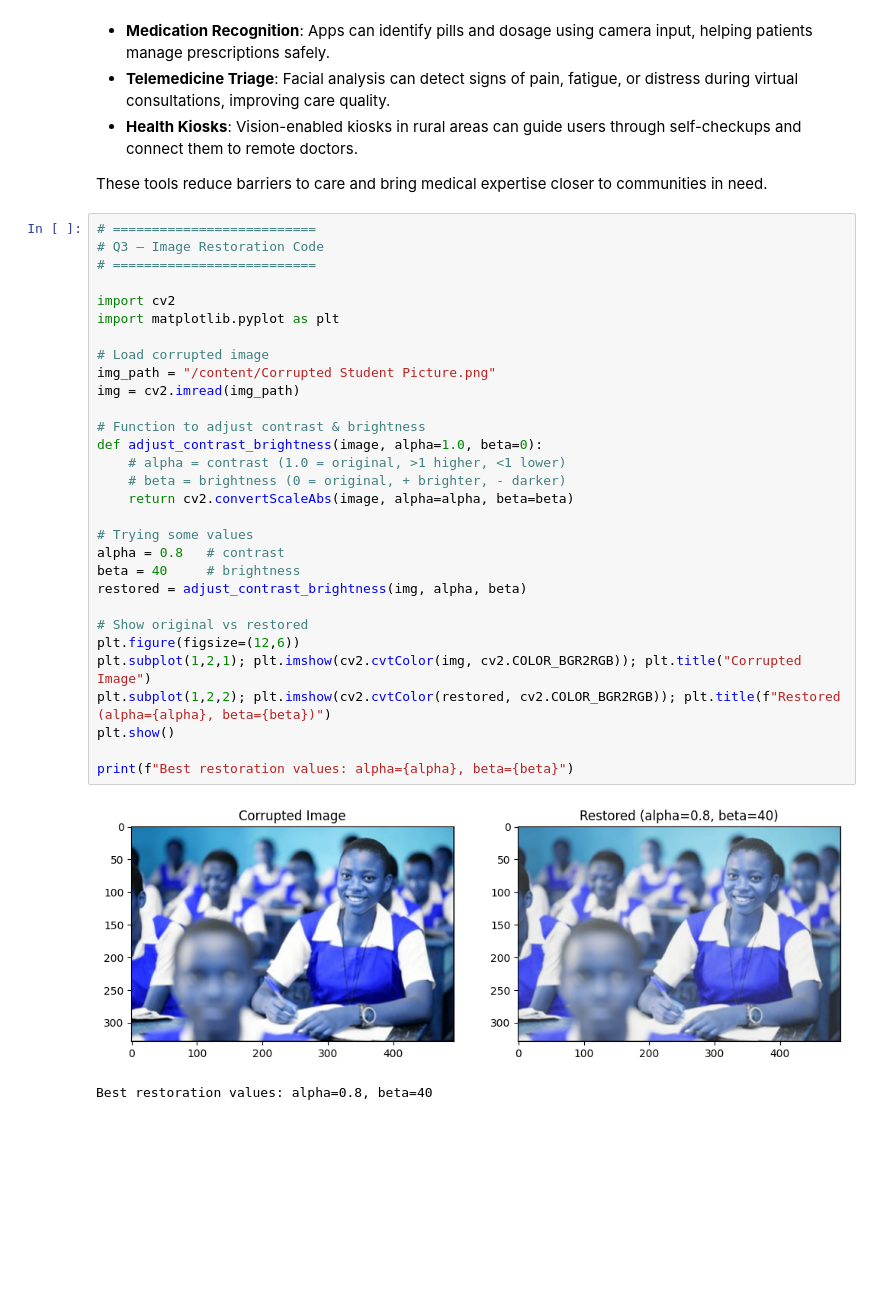
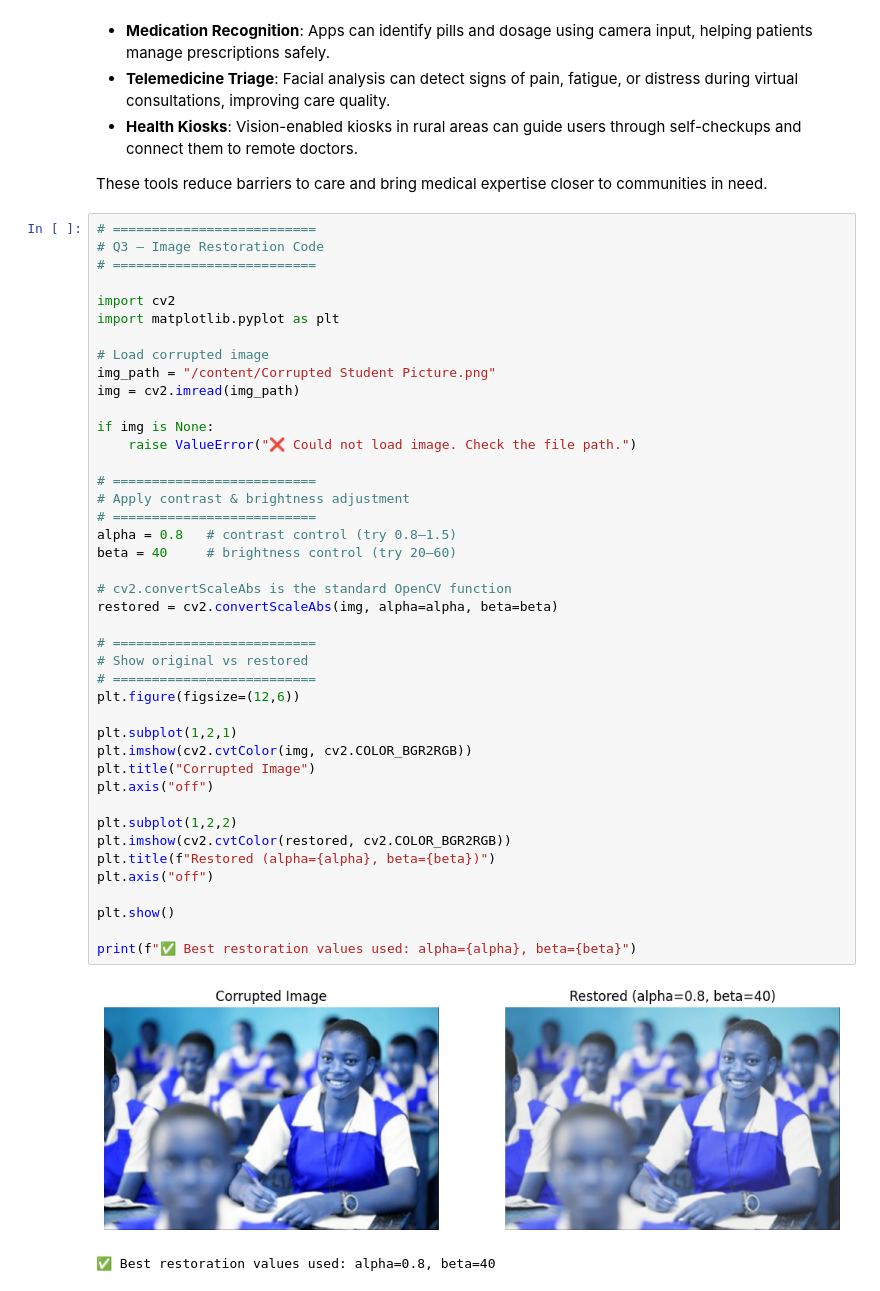
Before and after one commit to Terabyte007/Google_Colab, a Jupyter notebook: Data_Vision_assginment.ipynb, the cells around one changed output. Saved outputs shown, nothing was run; the diff lists cells and outputs as text; blank space fills up the shorter version.

```diff
--- a/Data_Vision_assginment.ipynb
+++ b/Data_Vision_assginment.ipynb
@@ -30,33 +30,45 @@ These tools reduce barriers to care and bring medical expertise closer to commun
 # %%
 # ==========================
 # Q3 — Image Restoration Code
 # ==========================
 
 import cv2
 import matplotlib.pyplot as plt
 
 # Load corrupted image
 img_path = "/content/Corrupted Student Picture.png"
 img = cv2.imread(img_path)
 
-# Function to adjust contrast & brightness
-def adjust_contrast_brightness(image, alpha=1.0, beta=0):
-    # alpha = contrast (1.0 = original, >1 higher, <1 lower)
-    # beta = brightness (0 = original, + brighter, - darker)
-    return cv2.convertScaleAbs(image, alpha=alpha, beta=beta)
+if img is None:
+    raise ValueError("❌ Could not load image. Check the file path.")
 
-# Trying some values
-alpha = 0.8   # contrast
-beta = 40     # brightness
-restored = adjust_contrast_brightness(img, alpha, beta)
+# ==========================
+# Apply contrast & brightness adjustment
+# ==========================
+alpha = 0.8   # contrast control (try 0.8–1.5)
+beta = 40     # brightness control (try 20–60)
 
+# cv2.convertScaleAbs is the standard OpenCV function
+restored = cv2.convertScaleAbs(img, alpha=alpha, beta=beta)
+
+# ==========================
 # Show original vs restored
+# ==========================
 plt.figure(figsize=(12,6))
-plt.subplot(1,2,1); plt.imshow(cv2.cvtColor(img, cv2.COLOR_BGR2RGB)); plt.title("Corrupted Image")
-plt.subplot(1,2,2); plt.imshow(cv2.cvtColor(restored, cv2.COLOR_BGR2RGB)); plt.title(f"Restored (alpha={alpha}, beta={beta})")
+
+plt.subplot(1,2,1)
+plt.imshow(cv2.cvtColor(img, cv2.COLOR_BGR2RGB))
+plt.title("Corrupted Image")
+plt.axis("off")
+
+plt.subplot(1,2,2)
+plt.imshow(cv2.cvtColor(restored, cv2.COLOR_BGR2RGB))
+plt.title(f"Restored (alpha={alpha}, beta={beta})")
+plt.axis("off")
+
 plt.show()
 
-print(f"Best restoration values: alpha={alpha}, beta={beta}")
+print(f"✅ Best restoration values used: alpha={alpha}, beta={beta}")
 # %% [output]
-[figure, old version]
+[figure, new version]
-Best restoration values: alpha=0.8, beta=40
+✅ Best restoration values used: alpha=0.8, beta=40
```
